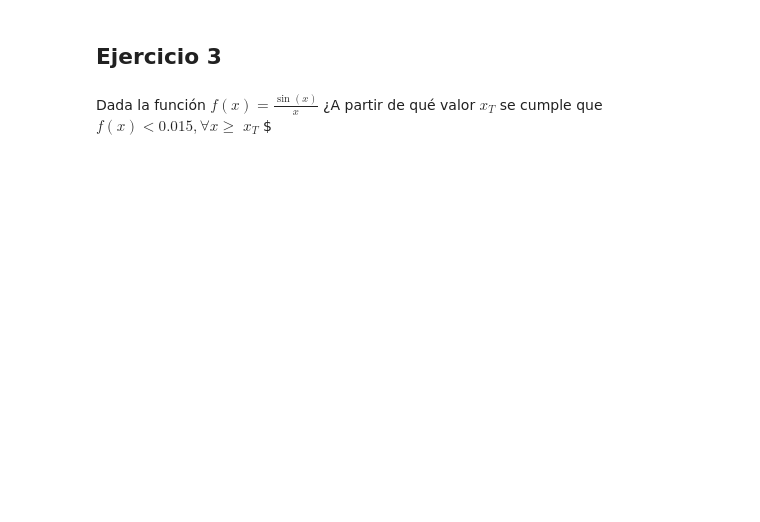
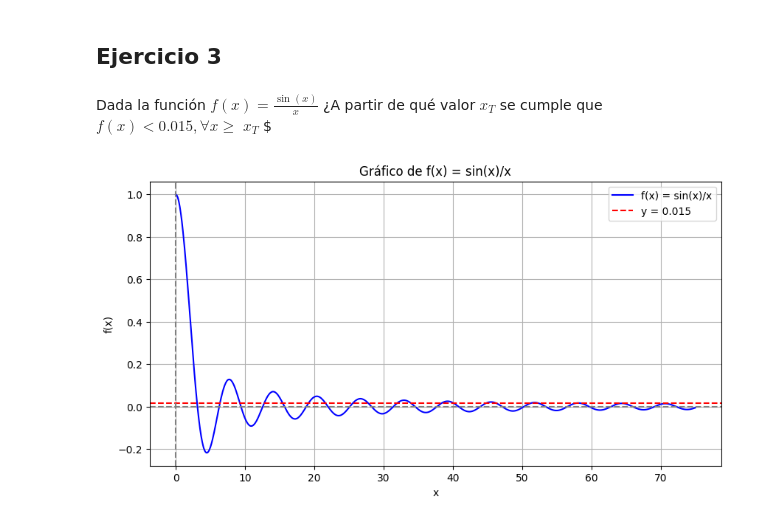
Before and after one commit to dxcam/TalleresMetodosNumericos, a Jupyter notebook: Taller02/taller02cc.ipynb, the cells around one changed output. Drawn from its saved outputs; the diff is of its cells as text; code cells hidden in the pictures; blank space fills up the shorter version.

```diff
--- a/Taller02/taller02cc.ipynb
+++ b/Taller02/taller02cc.ipynb
@@ -178,3 +253,29 @@ plt.show()
 ## Ejercicio 3
 # %% [markdown]
 Dada la función $f(x) = \frac{\sin(x)}{x}$ ¿A partir de qué valor $x_{T}$ se cumple que $f(x)<0.015,∀x \ge$ $x_{T}$ $
+# %%
+import numpy as np
+import matplotlib.pyplot as plt
+
+# Definir la función f(x) = sin(x)/x, con f(0) = 1
+def f(x):
+    return np.where(x != 0, np.sin(x) / x, 1.0)
+
+# Crear un rango de valores de x
+x = np.linspace(0, 75, 1000)
+y = f(x)
+
+# Crear la gráfica
+plt.figure(figsize=(10, 5))
+plt.plot(x, y, label='f(x) = sin(x)/x', color='blue')
+plt.axhline(0.015, color='red', linestyle='--', label='y = 0.015')
+plt.axhline(0, color='gray', linestyle='--')  # Eje x
+plt.axvline(0, color='gray', linestyle='--')  # Eje y
+plt.title('Gráfico de f(x) = sin(x)/x')
+plt.xlabel('x')
+plt.ylabel('f(x)')
+plt.grid(True)
+plt.legend()
+plt.show()
+# %% [output]
+[figure, added]
```
Also changed, not shown: parts of 1 cell of this notebook, 1 other file.
